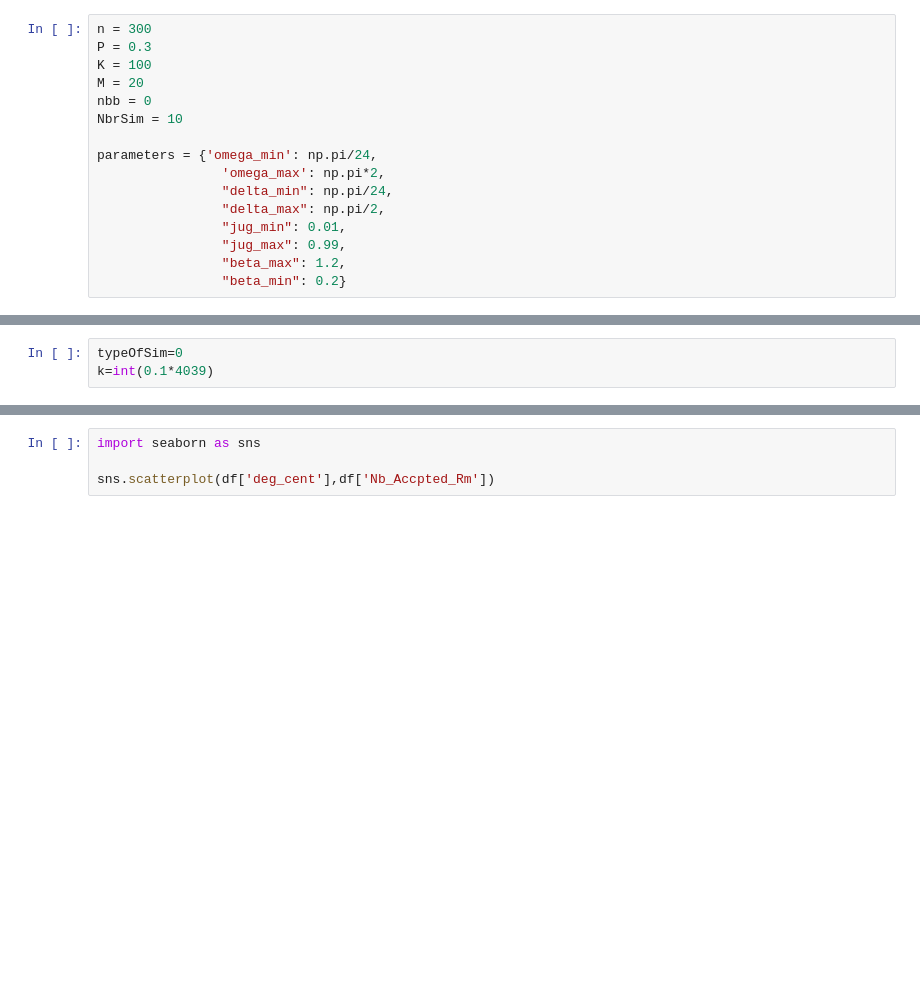
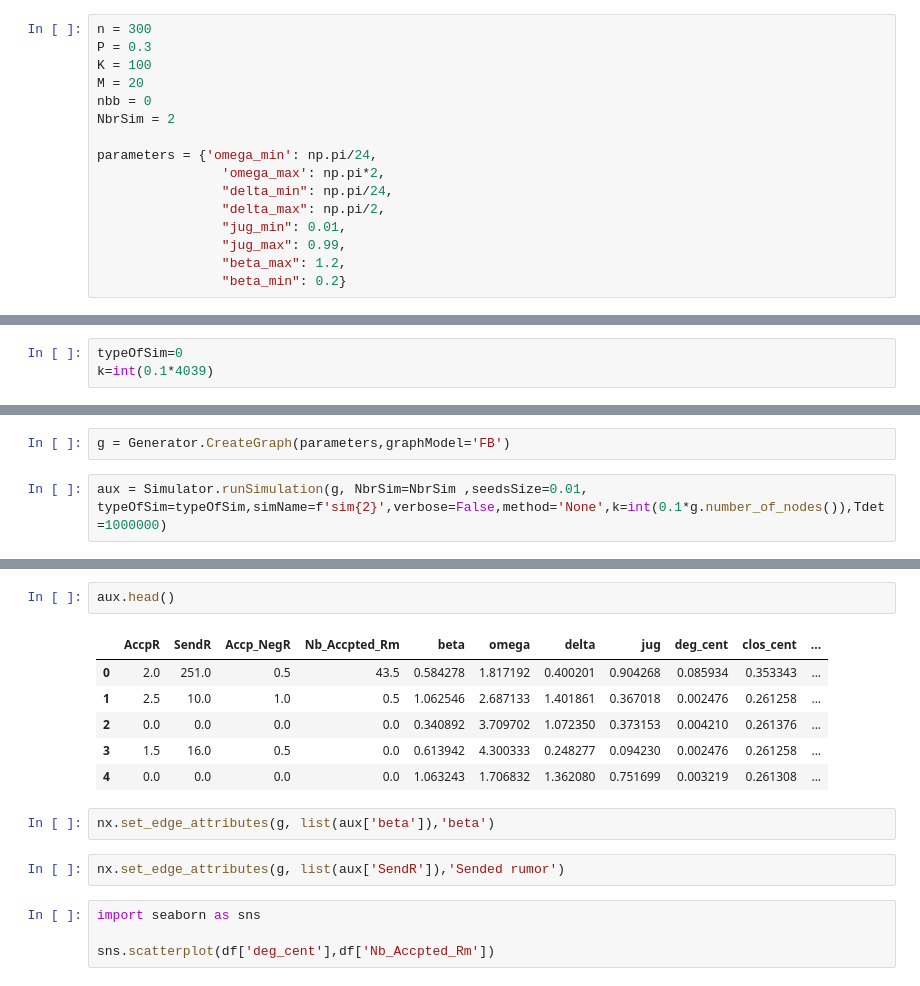
Before and after one commit to adilo231/SWORD_Dz, a Jupyter notebook: test.ipynb, the cells around one changed output, grey strips where cells are left out. Saved outputs shown, nothing was run; the diff lists cells and outputs as text; blank space fills up the shorter version.

```diff
--- a/test.ipynb
+++ b/test.ipynb
@@ -549,7 +549,7 @@ P = 0.3
 K = 100
 M = 20
 nbb = 0
-NbrSim = 10
+NbrSim = 2
 
 parameters = {'omega_min': np.pi/24,
                 'omega_max': np.pi*2,
@@ -616,0 +576,4 @@ df.shape
+# %%
+g = Generator.CreateGraph(parameters,graphModel='FB')
+# %%
+aux = Simulator.runSimulation(g, NbrSim=NbrSim ,seedsSize=0.01, typeOfSim=typeOfSim,simName=f'sim{2}',verbose=False,method='None',k=int(0.1*g.number_of_nodes()),Tdet=1000000)
@@ -617,3 +598,16 @@ df.shape
+# %%
+aux.head()
+# %% [output]
+|  | AccpR | SendR | Accp_NegR | Nb_Accpted_Rm | beta | omega | delta | jug | deg_cent | clos_cent | ... |
+| 0 | 2.0 | 251.0 | 0.5 | 43.5 | 0.584278 | 1.817192 | 0.400201 | 0.904268 | 0.085934 | 0.353343 | ... |
+| 1 | 2.5 | 10.0 | 1.0 | 0.5 | 1.062546 | 2.687133 | 1.401861 | 0.367018 | 0.002476 | 0.261258 | ... |
+| 2 | 0.0 | 0.0 | 0.0 | 0.0 | 0.340892 | 3.709702 | 1.072350 | 0.373153 | 0.004210 | 0.261376 | ... |
+| 3 | 1.5 | 16.0 | 0.5 | 0.0 | 0.613942 | 4.300333 | 0.248277 | 0.094230 | 0.002476 | 0.261258 | ... |
+| 4 | 0.0 | 0.0 | 0.0 | 0.0 | 1.063243 | 1.706832 | 1.362080 | 0.751699 | 0.003219 | 0.261308 | ... |
+# %%
+nx.set_edge_attributes(g, list(aux['beta']),'beta')
+# %%
+nx.set_edge_attributes(g, list(aux['SendR']),'Sended rumor')
 # %%
 import seaborn as sns
 
```
Also changed, not shown: parts of 4 cells of this notebook, 7 other files.
